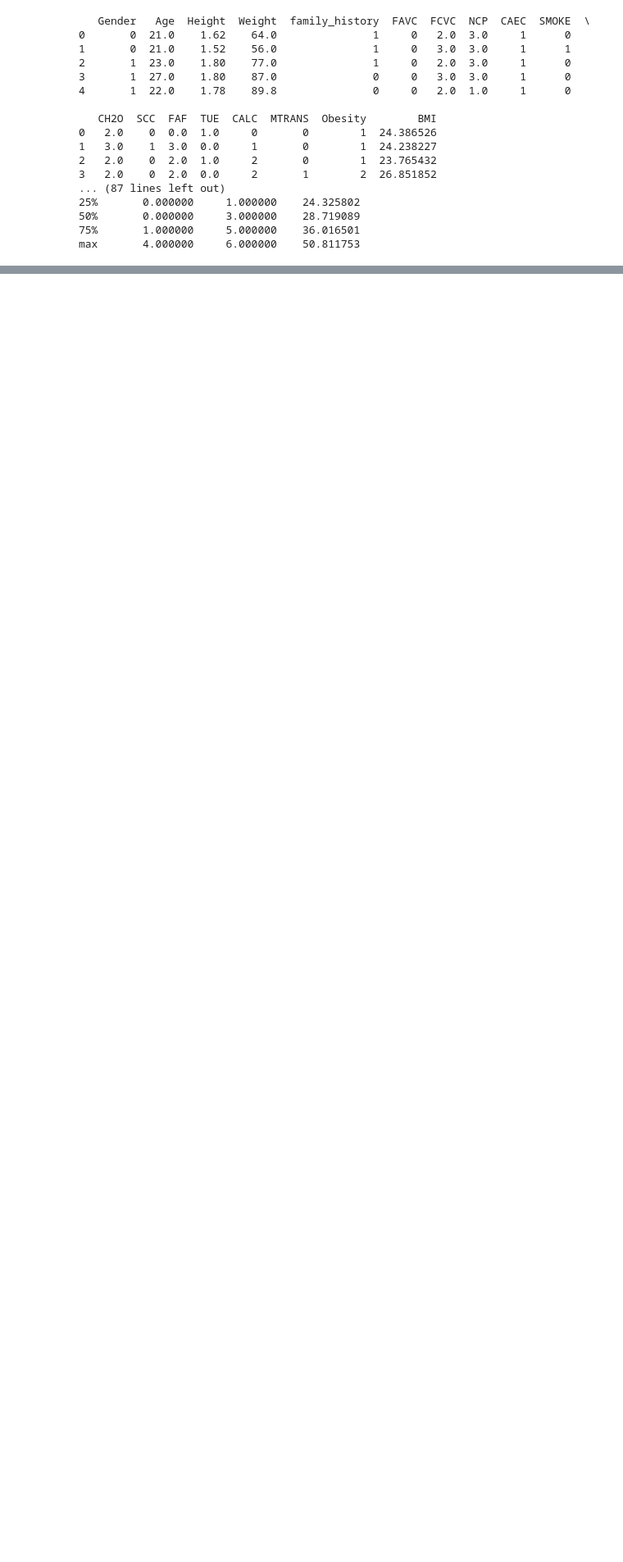
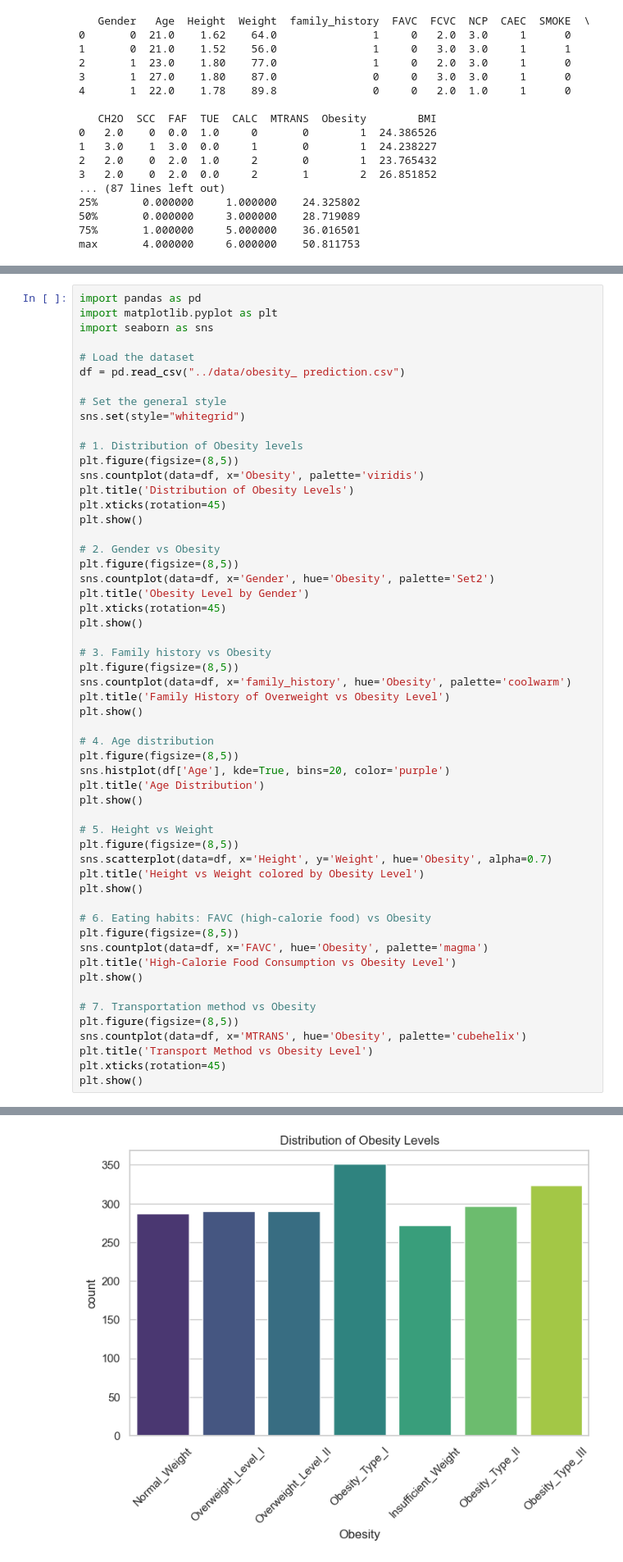
Before and after one commit to Naraka1337/obesity_level_project, a Jupyter notebook: notebooks/01_data_exploration.ipynb, the cells around one changed output, grey strips where cells are left out. Shown at 82% size. Saved outputs shown, nothing was run; the diff lists cells and outputs as text; blank space fills up the shorter version.

```diff
--- a/notebooks/01_data_exploration.ipynb
+++ b/notebooks/01_data_exploration.ipynb
@@ -136,0 +107,56 @@ plt.show()
+# %%
+import pandas as pd
+import matplotlib.pyplot as plt
+import seaborn as sns
+
+# Load the dataset
+df = pd.read_csv("../data/obesity_ prediction.csv")
+
+# Set the general style
+sns.set(style="whitegrid")
+
+# 1. Distribution of Obesity levels
+plt.figure(figsize=(8,5))
+sns.countplot(data=df, x='Obesity', palette='viridis')
+plt.title('Distribution of Obesity Levels')
+plt.xticks(rotation=45)
+plt.show()
+
+# 2. Gender vs Obesity
+plt.figure(figsize=(8,5))
+sns.countplot(data=df, x='Gender', hue='Obesity', palette='Set2')
+plt.title('Obesity Level by Gender')
+plt.xticks(rotation=45)
+plt.show()
+
+# 3. Family history vs Obesity
+plt.figure(figsize=(8,5))
+sns.countplot(data=df, x='family_history', hue='Obesity', palette='coolwarm')
+plt.title('Family History of Overweight vs Obesity Level')
+plt.show()
+
+# 4. Age distribution
+plt.figure(figsize=(8,5))
+sns.histplot(df['Age'], kde=True, bins=20, color='purple')
+plt.title('Age Distribution')
+plt.show()
+
+# 5. Height vs Weight
+plt.figure(figsize=(8,5))
+sns.scatterplot(data=df, x='Height', y='Weight', hue='Obesity', alpha=0.7)
+plt.title('Height vs Weight colored by Obesity Level')
+plt.show()
+
+# 6. Eating habits: FAVC (high-calorie food) vs Obesity
+plt.figure(figsize=(8,5))
+sns.countplot(data=df, x='FAVC', hue='Obesity', palette='magma')
+plt.title('High-Calorie Food Consumption vs Obesity Level')
+plt.show()
+
+# 7. Transportation method vs Obesity
+plt.figure(figsize=(8,5))
+sns.countplot(data=df, x='MTRANS', hue='Obesity', palette='cubehelix')
+plt.title('Transport Method vs Obesity Level')
+plt.xticks(rotation=45)
+plt.show()
+# %% [output]
@@ -136,0 +166 @@ plt.show()
+[figure, added]
```
Also changed, not shown: parts of 3 cells of this notebook.
